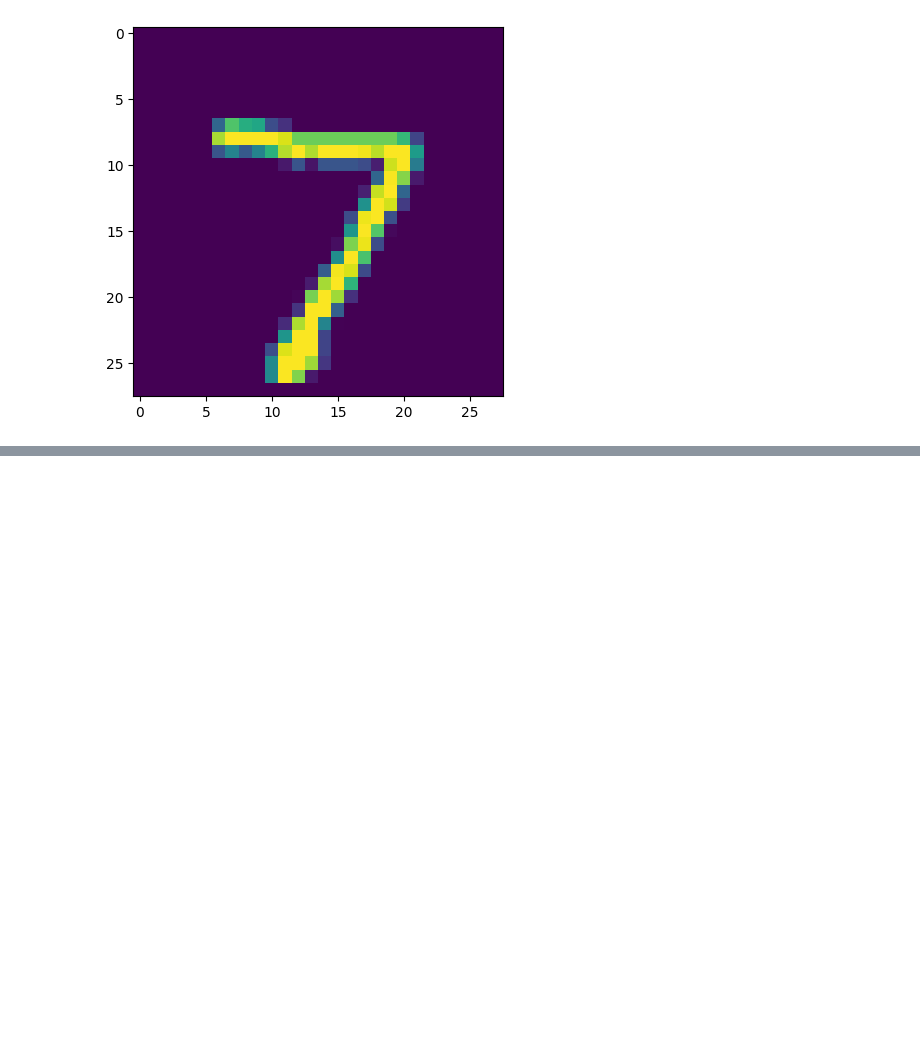
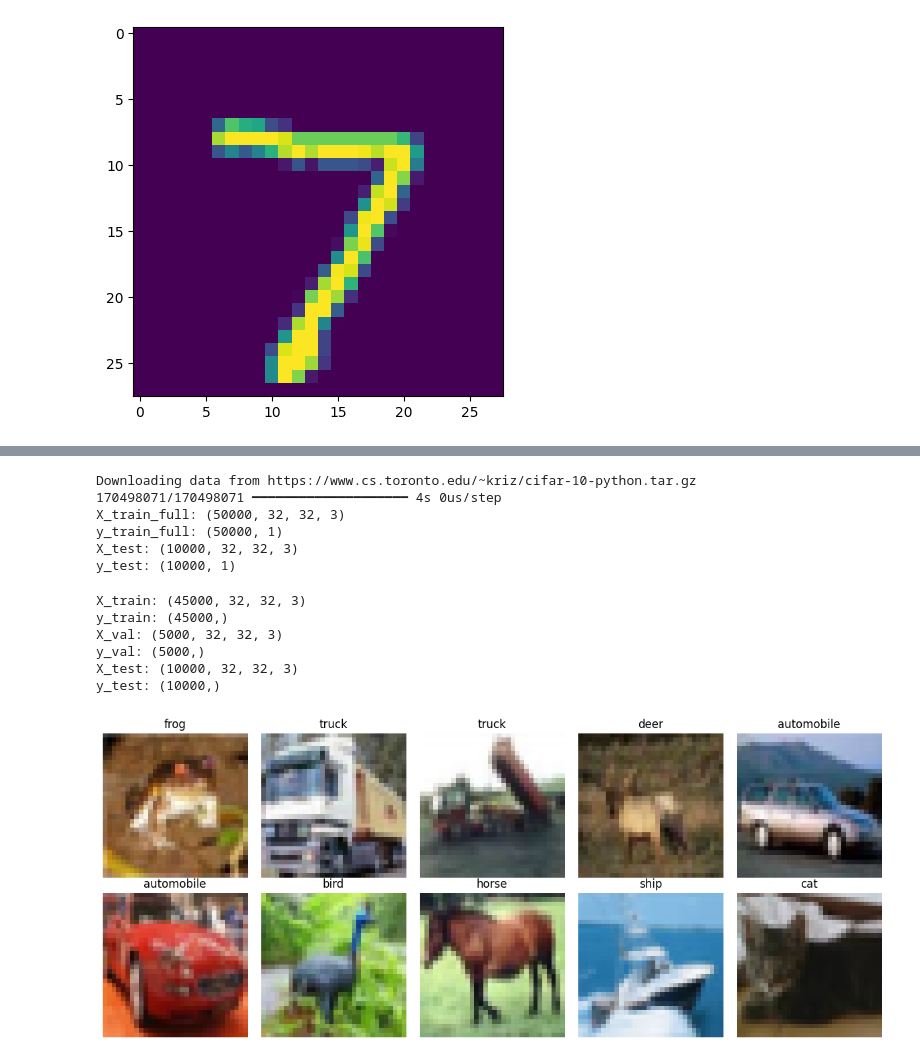
Before and after one commit to I7411/THDeepLearning, a Jupyter notebook: CNN_Buoi3.ipynb, the cells around one changed output, grey strips where cells are left out. Drawn from its saved outputs; the diff is of its cells as text; code cells hidden in the pictures; blank space fills up the shorter version.

```diff
--- a/CNN_Buoi3.ipynb
+++ b/CNN_Buoi3.ipynb
@@ -182,0 +221,64 @@ model.add(MaxPool2D(pool_size=(2,2
+# %%
+# Load CIFAR-10 có sẵn trong TensorFlow/Keras
+(X_train_full, y_train_full), (X_test, y_test) = tf.keras.datasets.cifar10.load_data()
+
+# Tên các lớp
+class_names = [
+    "airplane", "automobile", "bird", "cat", "deer",
+    "dog", "frog", "horse", "ship", "truck"
+]
+
+print("X_train_full:", X_train_full.shape)
+print("y_train_full:", y_train_full.shape)
+print("X_test:", X_test.shape)
+print("y_test:", y_test.shape)
+# %% [output]
+Downloading data from https://www.cs.toronto.edu/~kriz/cifar-10-python.tar.gz
+170498071/170498071 ━━━━━━━━━━━━━━━━━━━━ 4s 0us/step
+X_train_full: (50000, 32, 32, 3)
+y_train_full: (50000, 1)
+X_test: (10000, 32, 32, 3)
+y_test: (10000, 1)
+# %%
+# Chuyển label từ shape (N, 1) thành (N,)
+y_train_full = y_train_full.reshape(-1)
+y_test = y_test.reshape(-1)
+
+# Chuẩn hóa pixel từ [0, 255] về [0, 1]
+X_train_full = X_train_full.astype("float32") / 255.0
+X_test = X_test.astype("float32") / 255.0
+
+# Chia train thành train/validation
+# 45,000 ảnh train, 5,000 ảnh validation
+X_train = X_train_full[:45000]
+y_train = y_train_full[:45000]
+
+X_val = X_train_full[45000:]
+y_val = y_train_full[45000:]
+
+print("X_train:", X_train.shape)
+print("y_train:", y_train.shape)
+print("X_val:", X_val.shape)
+print("y_val:", y_val.shape)
+print("X_test:", X_test.shape)
+print("y_test:", y_test.shape)
+# %% [output]
+X_train: (45000, 32, 32, 3)
+y_train: (45000,)
+X_val: (5000, 32, 32, 3)
+y_val: (5000,)
+X_test: (10000, 32, 32, 3)
+y_test: (10000,)
+# %%
+plt.figure(figsize=(12, 5))
+
+for i in range(10):
+    plt.subplot(2, 5, i + 1)
+    plt.imshow(X_train[i])
+    plt.title(class_names[y_train[i]])
+    plt.axis("off")
+
+plt.tight_layout()
+plt.show()
+# %% [output]
+[figure, added]
```
Also changed, not shown: parts of 16 cells of this notebook.
